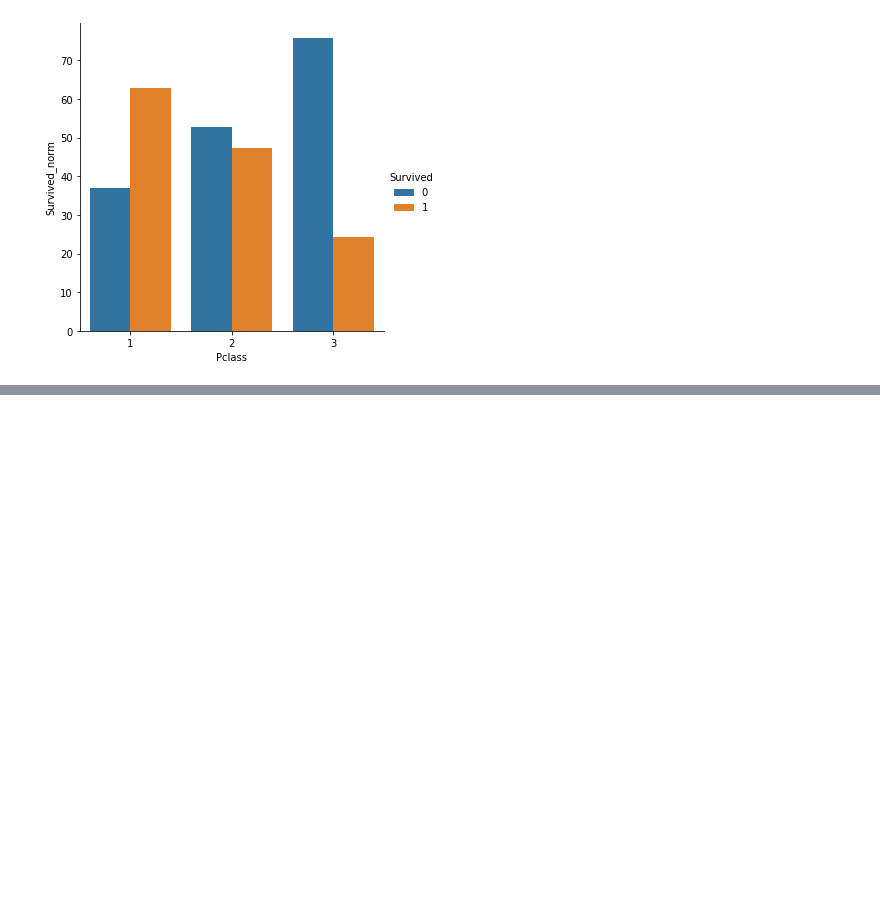
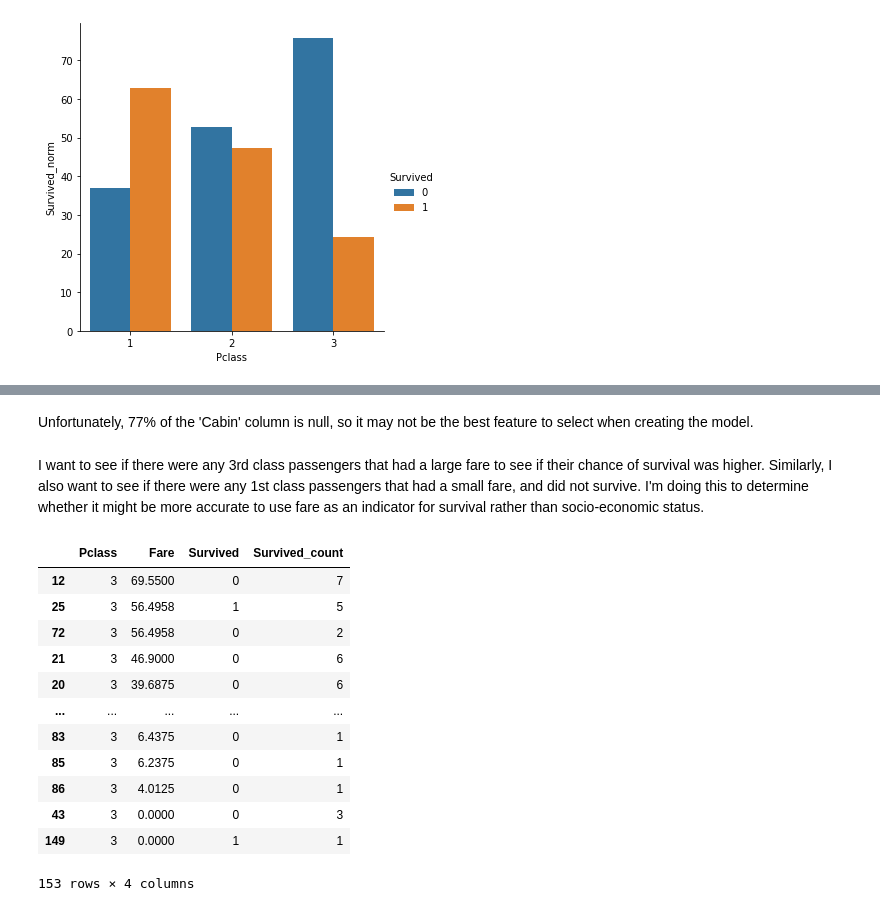
Before and after one commit to djm160830/kaggle-notebooks, a Jupyter notebook: titanic-submission.ipynb, the cells around one changed output, grey strips where cells are left out. Saved outputs shown, nothing was run; the diff lists cells and outputs as text; code cells hidden in the pictures; blank space fills up the shorter version.

Commit message:
Create df for fare examination

```diff
--- a/titanic-submission.ipynb
+++ b/titanic-submission.ipynb
@@ -129,0 +171,26 @@ Even after transforming the total number of passengers in each SES to a common s
+# %% [markdown]
+Unfortunately, 77% of the 'Cabin' column is null, so it may not be the best feature to select when creating the model.
+# %% [markdown]
+I want to see if there were any 3rd class passengers that had a large fare to see if their chance of survival was higher. Similarly, I also want to see if there were any 1st class passengers that had a small fare, and did not survive. I'm doing this to determine whether it might be more accurate to use fare as an indicator for survival rather than socio-economic status.
+# %%
+train[['Pclass', 'Fare', 'Survived']]\
+    .query('Pclass==3')\
+    .value_counts()\
+    .reset_index()\
+    .sort_values(by='Fare', ascending=False)\
+    .rename(columns={0: "Survived_count"})\
+#     .pipe((sns.catplot, 'data'), x='Fare', y='Survived_count', hue='Survived', kind='bar')
+# %% [output]
+|  | Pclass | Fare | Survived | Survived_count |
+| 12 | 3 | 69.5500 | 0 | 7 |
+| 25 | 3 | 56.4958 | 1 | 5 |
+| 72 | 3 | 56.4958 | 0 | 2 |
+| 21 | 3 | 46.9000 | 0 | 6 |
+| 20 | 3 | 39.6875 | 0 | 6 |
+| ... | ... | ... | ... | ... |
+| 83 | 3 | 6.4375 | 0 | 1 |
+| 85 | 3 | 6.2375 | 0 | 1 |
+| 86 | 3 | 4.0125 | 0 | 1 |
+| 43 | 3 | 0.0000 | 0 | 3 |
+| 149 | 3 | 0.0000 | 1 | 1 |
+153 rows × 4 columns
```
Also changed, not shown: parts of 5 cells of this notebook.
